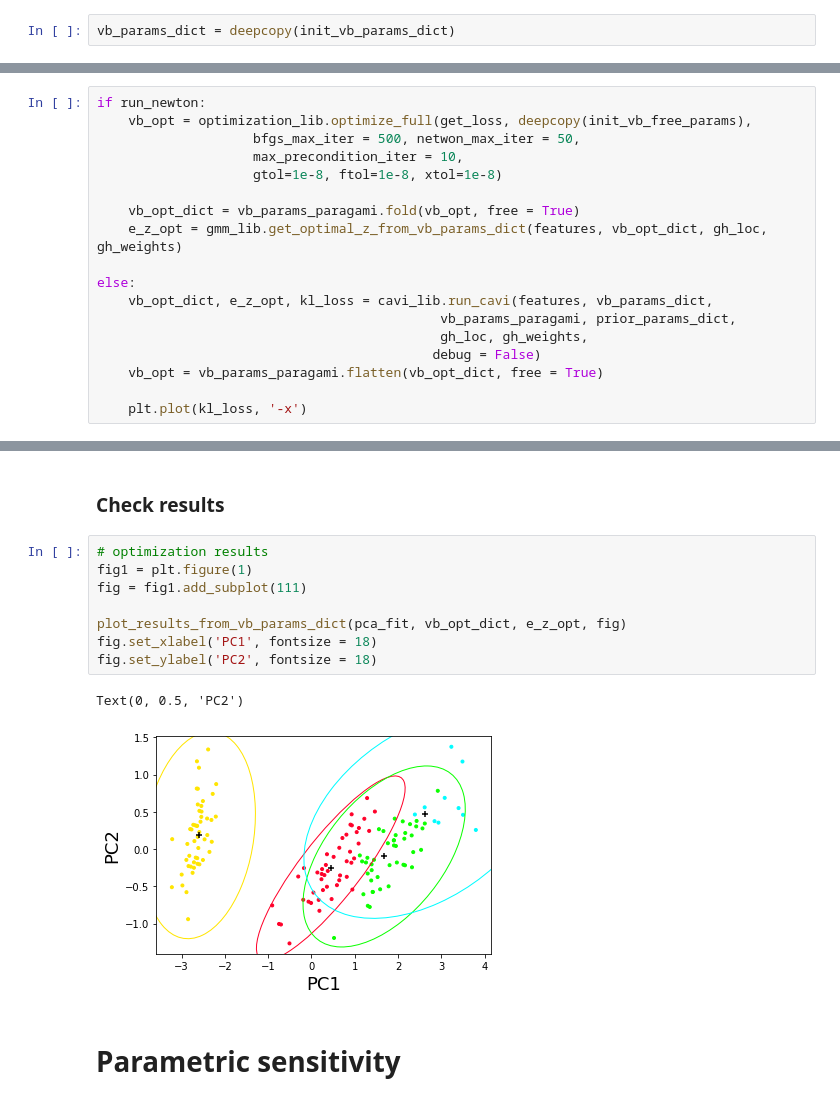
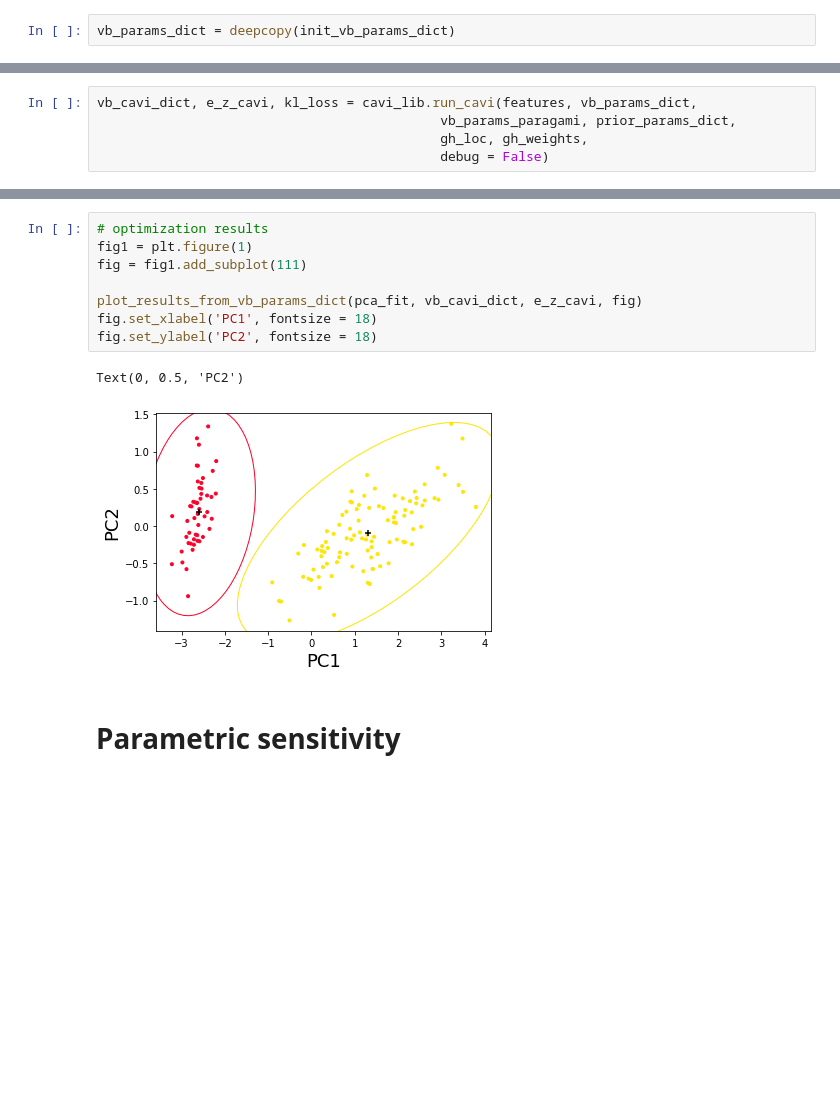
Before and after one commit to mijordan3/BNP_sensitivity, a Jupyter notebook: GMM_clustering/jupyter/parametric_sensitivity-approx_optimum.ipynb, the cells around one changed output, grey strips where cells are left out. Cells and saved outputs as stored; diff of their text form; blank space fills up the shorter version.

Commit message:
preconditioner for iris not working

```diff
--- a/GMM_clustering/jupyter/parametric_sensitivity-approx_optimum.ipynb
+++ b/GMM_clustering/jupyter/parametric_sensitivity-approx_optimum.ipynb
@@ -160,18 +161,0 @@ get_loss = lambda x : get_vb_params_loss(features, x, prior_params_dict, gh_loc,
-# %%
-if run_newton:
-    vb_opt = optimization_lib.optimize_full(get_loss, deepcopy(init_vb_free_params),
-                    bfgs_max_iter = 500, netwon_max_iter = 50,
-                    max_precondition_iter = 10,
-                    gtol=1e-8, ftol=1e-8, xtol=1e-8)
-
-    vb_opt_dict = vb_params_paragami.fold(vb_opt, free = True)
-    e_z_opt = gmm_lib.get_optimal_z_from_vb_params_dict(features, vb_opt_dict, gh_loc, gh_weights)
-
-else:
-    vb_opt_dict, e_z_opt, kl_loss = cavi_lib.run_cavi(features, vb_params_dict,
-                                            vb_params_paragami, prior_params_dict,
-                                            gh_loc, gh_weights,
-                                           debug = False)
-    vb_opt = vb_params_paragami.flatten(vb_opt_dict, free = True)
-
-    plt.plot(kl_loss, '-x')
@@ -200,0 +162,5 @@ if continue_with_newton:
+# %%
+vb_cavi_dict, e_z_cavi, kl_loss = cavi_lib.run_cavi(features, vb_params_dict,
+                                            vb_params_paragami, prior_params_dict,
+                                            gh_loc, gh_weights,
+                                            debug = False)
@@ -252,16 +245,14 @@ plt.hist(newton_step[utils_lib.get_param_indices('cluster_info', vb_params_dict,
-# %% [markdown]
-### Check results
 # %%
 # optimization results
 fig1 = plt.figure(1)
 fig = fig1.add_subplot(111)
 
-plot_results_from_vb_params_dict(pca_fit, vb_opt_dict, e_z_opt, fig)
+plot_results_from_vb_params_dict(pca_fit, vb_cavi_dict, e_z_cavi, fig)
 fig.set_xlabel('PC1', fontsize = 18)
 fig.set_ylabel('PC2', fontsize = 18)
 # %% [output]
 Text(0, 0.5, 'PC2')
-[figure, old version]
+[figure, new version]
 # %% [markdown]
 # Parametric sensitivity
 # %% [markdown]
```
Also changed, not shown: parts of 53 cells of this notebook, 4 other files.
